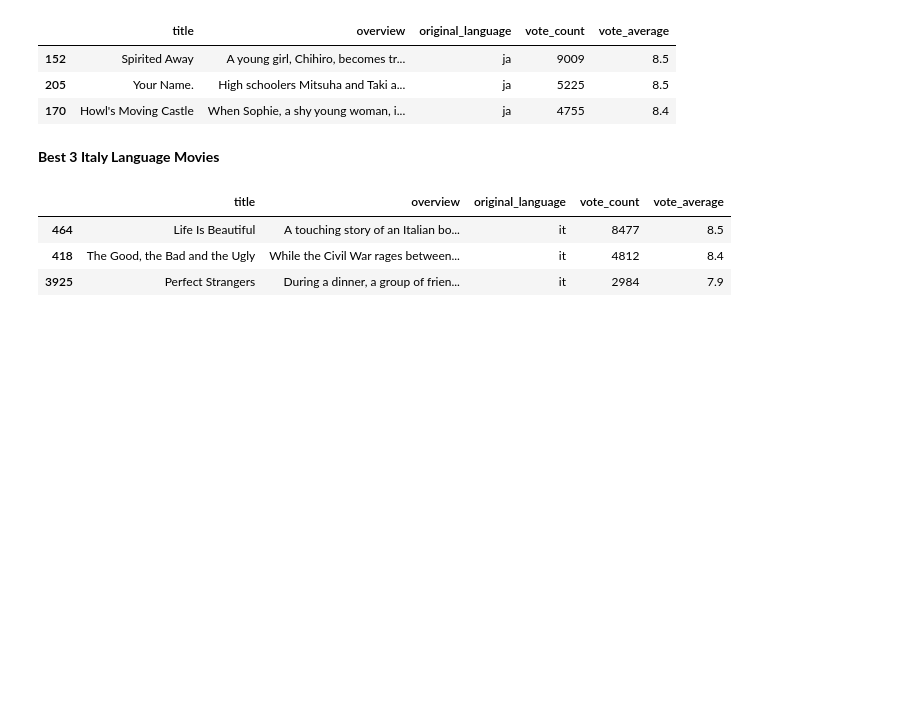
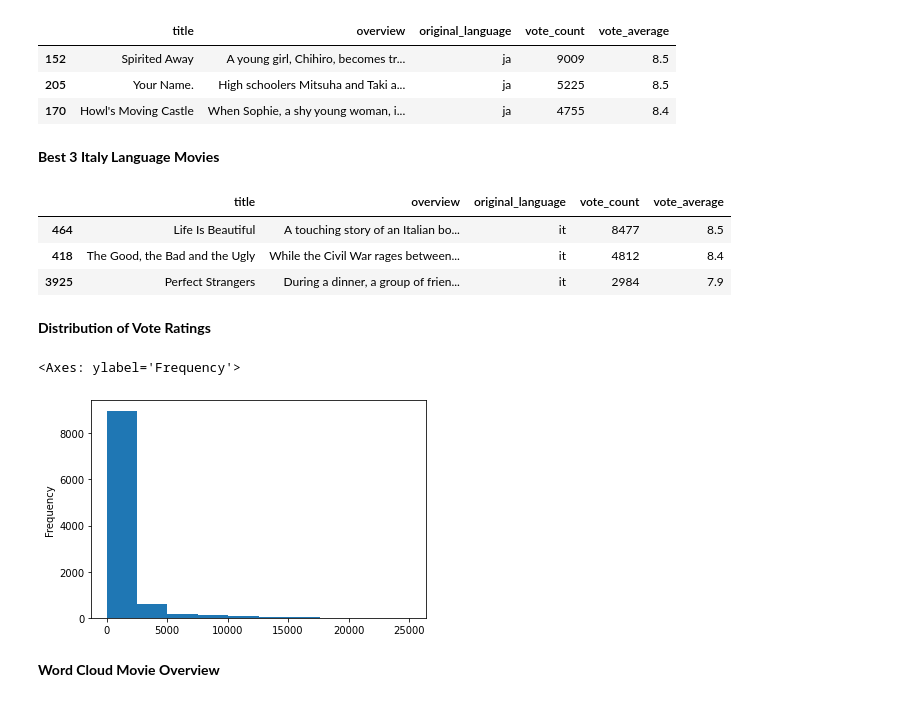
Before and after one commit to Viyaaa/Movie-Recommender-System, a Jupyter notebook: Movie Recommendation.ipynb, the cells around one changed output. Cells and saved outputs as stored; diff of their text form; code cells hidden in the pictures; blank space fills up the shorter version.

```diff
--- a/Movie Recommendation.ipynb
+++ b/Movie Recommendation.ipynb
@@ -171,3 +173,12 @@ df[df['original_language'] == 'it'].nlargest(n=3, columns='vote_count')
 | 464 | Life Is Beautiful | A touching story of an Italian bo... | it | 8477 | 8.5 |
 | 418 | The Good, the Bad and the Ugly | While the Civil War rages between... | it | 4812 | 8.4 |
 | 3925 | Perfect Strangers | During a dinner, a group of frien... | it | 2984 | 7.9 |
+# %% [markdown]
+**Distribution of Vote Ratings**
+# %%
+df['vote_count'].plot.hist()
+# %% [output]
+<Axes: ylabel='Frequency'>
+[figure, added]
+# %% [markdown]
+**Word Cloud Movie Overview**
```
Also changed, not shown: parts of 12 cells of this notebook.
